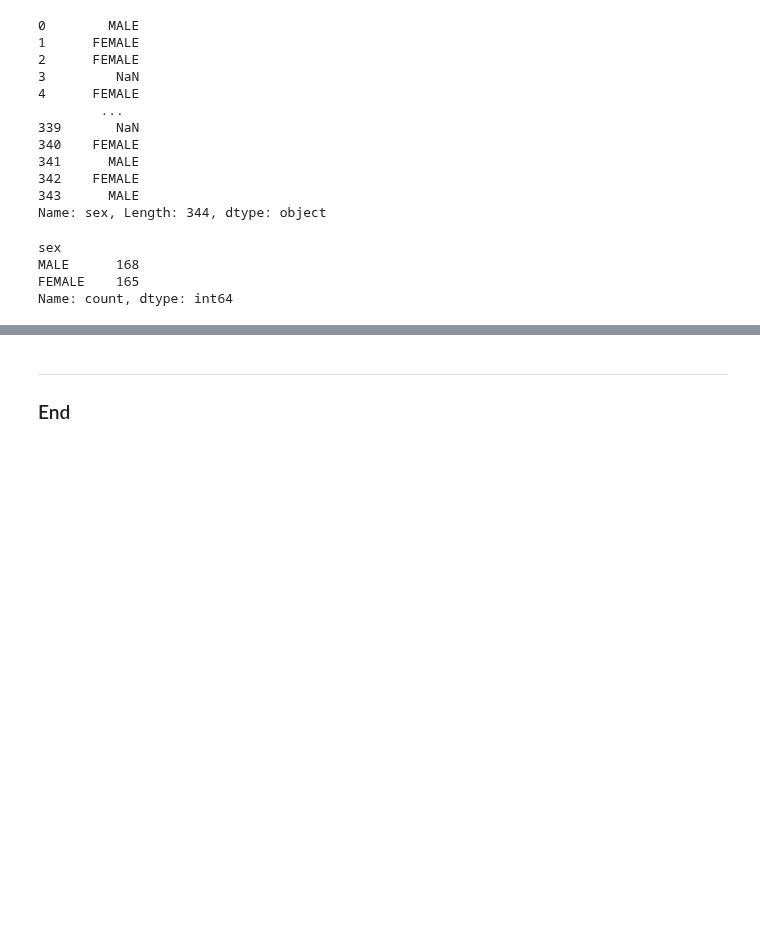
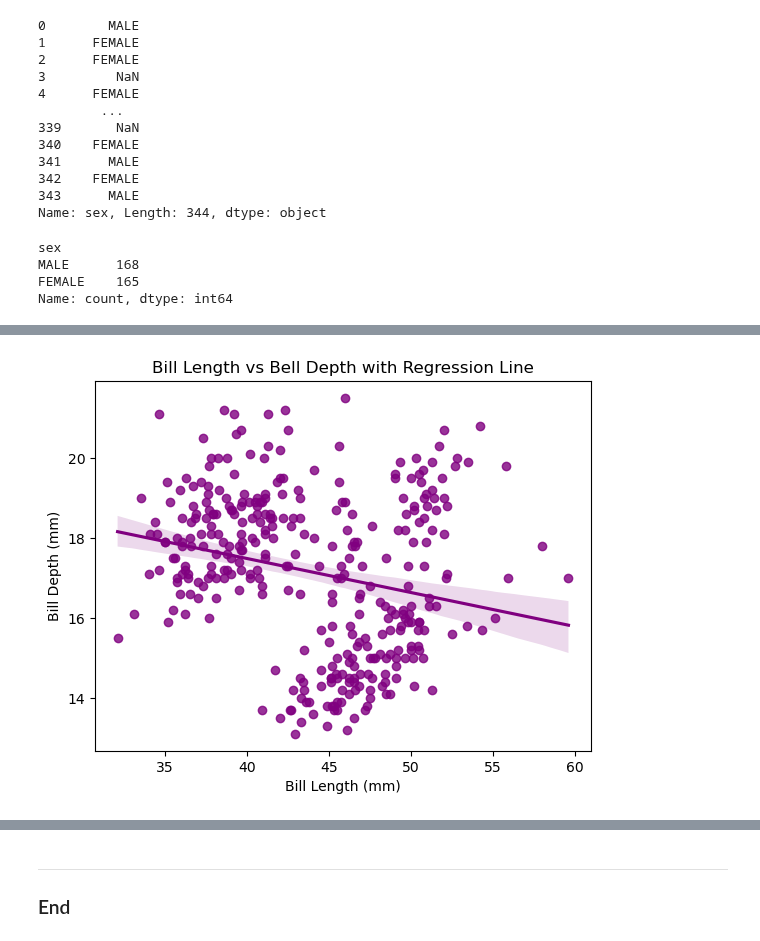
Before and after one commit to briannemcgrath/Principles-of-Data-Analytics, a Jupyter notebook: penguins.ipynb, the cells around one changed output, grey strips where cells are left out. Saved outputs shown, nothing was run; the diff lists cells and outputs as text; code cells hidden in the pictures; blank space fills up the shorter version.

```diff
--- a/penguins.ipynb
+++ b/penguins.ipynb
@@ -131,0 +154,9 @@ $\sum_{i=0}^{n-1} i$
+# %%
+#Adding regression line for the same variables.
+sns.regplot(x='bill_length_mm', y='bill_depth_mm', data=df, color='purple')
+plt.title('Bill Length vs Bell Depth with Regression Line')
+plt.xlabel('Bill Length (mm)')
+plt.ylabel('Bill Depth (mm)')
+plt.show()
+# %% [output]
+[figure, added]
```
Also changed, not shown: parts of 16 cells of this notebook, 2 other files.
